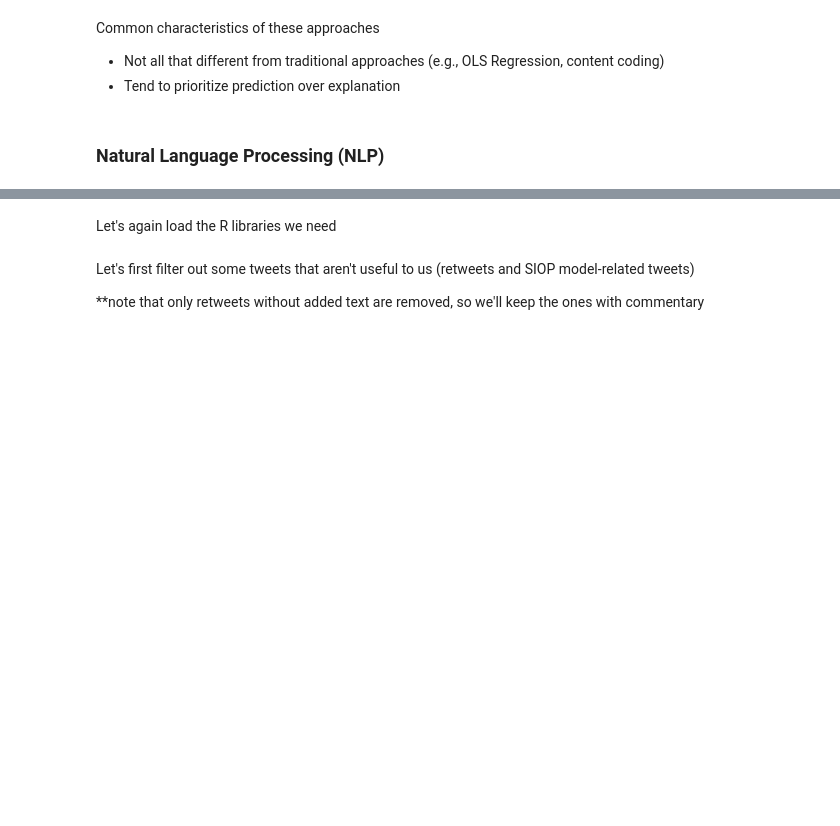
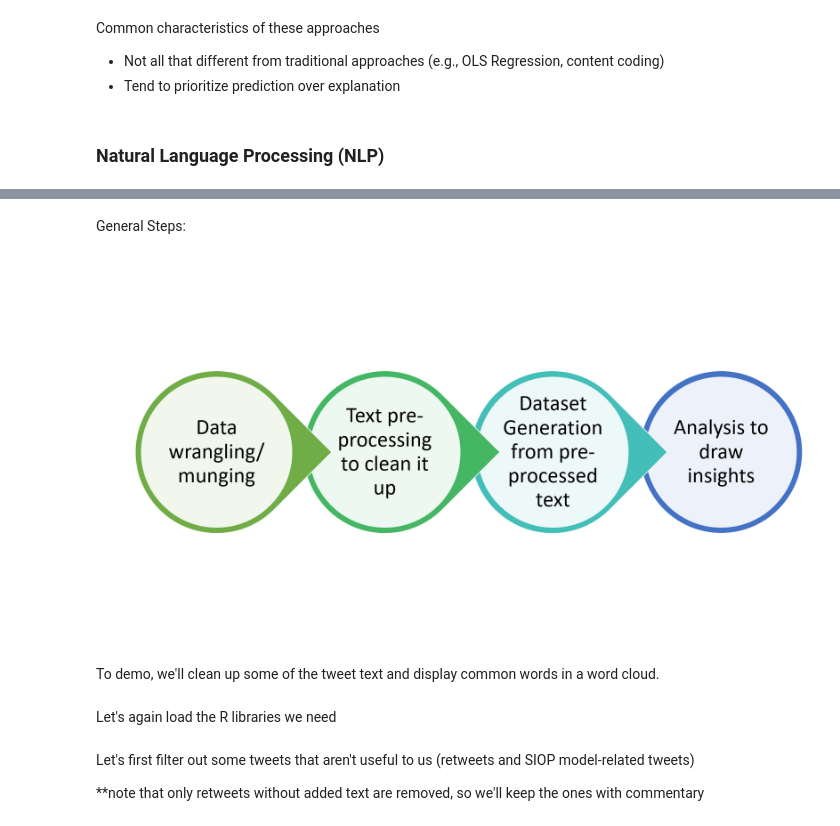
Before and after one commit to TNT-Lab/SIOP-2019-IO-Data-Science-Master-Tutorial, a Jupyter notebook: twittersentimentanalysis.ipynb, the cells around one changed output, grey strips where cells are left out. Cells and saved outputs as stored; diff of their text form; code cells hidden in the pictures; blank space fills up the shorter version.

```diff
--- a/twittersentimentanalysis.ipynb
+++ b/twittersentimentanalysis.ipynb
@@ -148,3 +145,11 @@ To demo, we'll clean up some of the tweet text and display common words in a wor
+# %% [markdown]
+General Steps:
+# %%
+display_png(file="NLPpicture.png")
+# %% [output]
+[figure, added]
+# %% [markdown]
+To demo, we'll clean up some of the tweet text and display common words in a word cloud.
 # %% [markdown]
 Let's again load the R libraries we need
 # %%
```
Also changed, not shown: parts of 9 cells of this notebook.
